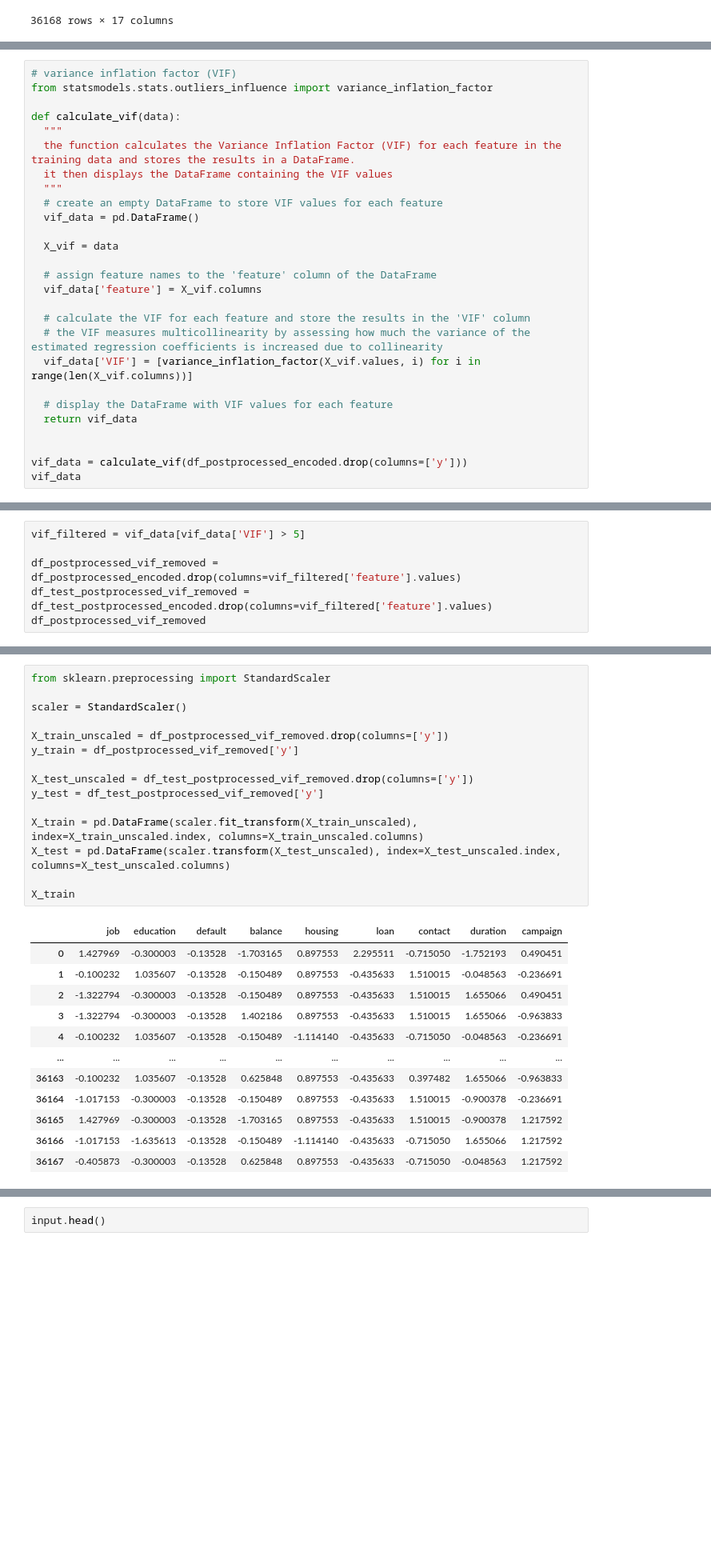
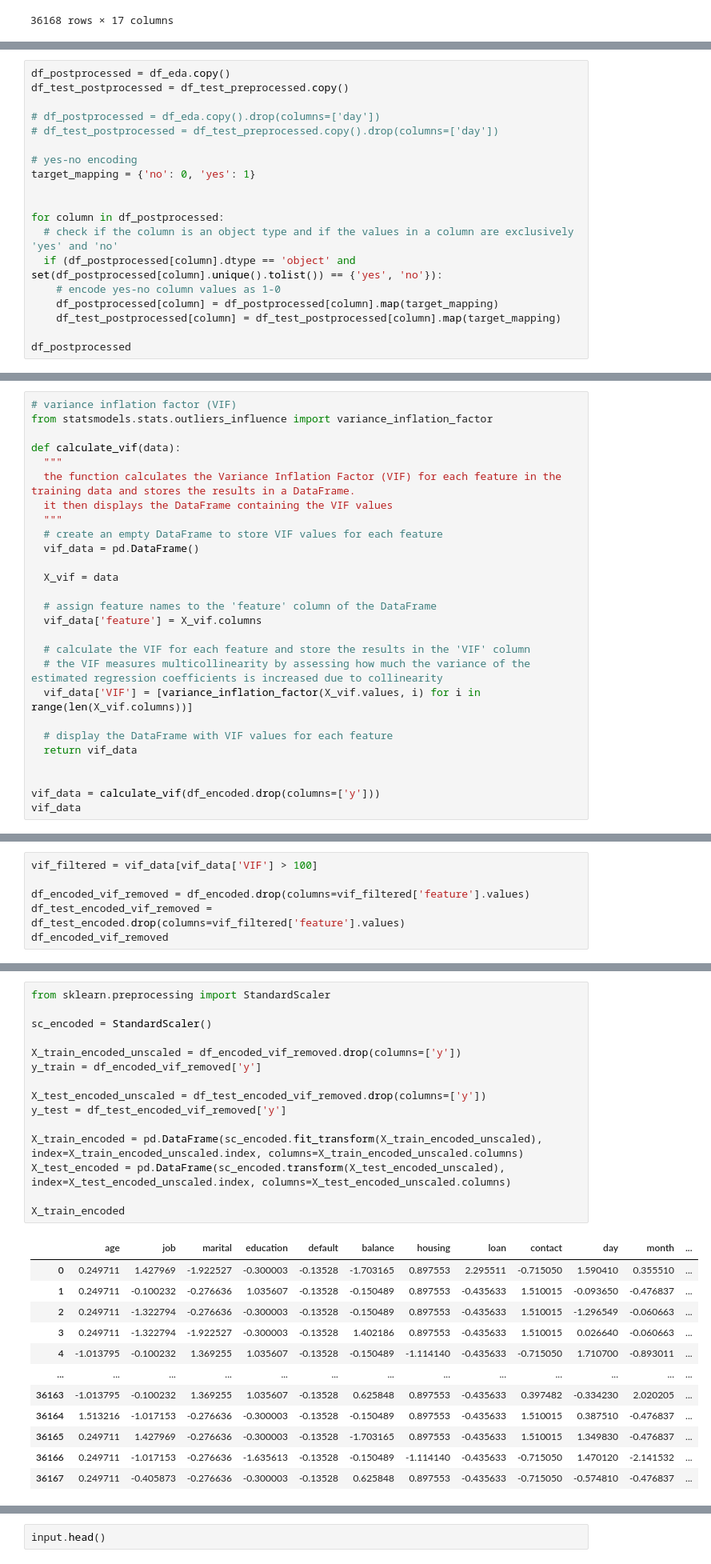
Before and after one commit to yikchungchan/DSA-5101-P1, a Jupyter notebook: DSA5101_project.ipynb, the cells around one changed output, grey strips where cells are left out. Shown at 80% size. Cells and saved outputs as stored; diff of their text form; blank space fills up the shorter version.

```diff
--- a/DSA5101_project.ipynb
+++ b/DSA5101_project.ipynb
@@ -743,3 +747,22 @@ df_eda.describe()
 | 50% | 39.000000 | 448.000000 | 16.000000 | 6.000000 | 180.000000 | 2.000000 | -1.000000 | 0.000000 |
 | 75% | 48.000000 | 1422.250000 | 21.000000 | 8.000000 | 320.000000 | 3.000000 | -1.000000 | 0.000000 |
 | max | 95.000000 | 102127.000000 | 31.000000 | 12.000000 | 4918.000000 | 63.000000 | 871.000000 | 275.000000 |
+# %%
+df_postprocessed = df_eda.copy()
+df_test_postprocessed = df_test_preprocessed.copy()
+
+# df_postprocessed = df_eda.copy().drop(columns=['day'])
+# df_test_postprocessed = df_test_preprocessed.copy().drop(columns=['day'])
+
+# yes-no encoding
+target_mapping = {'no': 0, 'yes': 1}
+
+
+for column in df_postprocessed:
+  # check if the column is an object type and if the values in a column are exclusively 'yes' and 'no'
+  if (df_postprocessed[column].dtype == 'object' and set(df_postprocessed[column].unique().tolist()) == {'yes', 'no'}):
+    # encode yes-no column values as 1-0
+    df_postprocessed[column] = df_postprocessed[column].map(target_mapping)
+    df_test_postprocessed[column] = df_test_postprocessed[column].map(target_mapping)
+
+df_postprocessed
@@ -876,7 +868,7 @@ def calculate_vif(data):
   return vif_data
 
 
-vif_data = calculate_vif(df_postprocessed_encoded.drop(columns=['y']))
+vif_data = calculate_vif(df_encoded.drop(columns=['y']))
 vif_data
 # %% [output]
 |  | feature | VIF |
@@ -899,7 +892,7 @@ vif_data
 # %%
-vif_filtered = vif_data[vif_data['VIF'] > 5]
+vif_filtered = vif_data[vif_data['VIF'] > 100]
 
-df_postprocessed_vif_removed = df_postprocessed_encoded.drop(columns=vif_filtered['feature'].values)
-df_test_postprocessed_vif_removed = df_test_postprocessed_encoded.drop(columns=vif_filtered['feature'].values)
-df_postprocessed_vif_removed
+df_encoded_vif_removed = df_encoded.drop(columns=vif_filtered['feature'].values)
+df_test_encoded_vif_removed = df_test_encoded.drop(columns=vif_filtered['feature'].values)
+df_encoded_vif_removed
 # %% [output]
@@ -949,28 +950,28 @@ vif_data_new
 # %%
 from sklearn.preprocessing import StandardScaler
 
-scaler = StandardScaler()
+sc_encoded = StandardScaler()
 
-X_train_unscaled = df_postprocessed_vif_removed.drop(columns=['y'])
-y_train = df_postprocessed_vif_removed['y']
+X_train_encoded_unscaled = df_encoded_vif_removed.drop(columns=['y'])
+y_train = df_encoded_vif_removed['y']
 
-X_test_unscaled = df_test_postprocessed_vif_removed.drop(columns=['y'])
-y_test = df_test_postprocessed_vif_removed['y']
+X_test_encoded_unscaled = df_test_encoded_vif_removed.drop(columns=['y'])
+y_test = df_test_encoded_vif_removed['y']
 
-X_train = pd.DataFrame(scaler.fit_transform(X_train_unscaled), index=X_train_unscaled.index, columns=X_train_unscaled.columns)
-X_test = pd.DataFrame(scaler.transform(X_test_unscaled), index=X_test_unscaled.index, columns=X_test_unscaled.columns)
+X_train_encoded = pd.DataFrame(sc_encoded.fit_transform(X_train_encoded_unscaled), index=X_train_encoded_unscaled.index, columns=X_train_encoded_unscaled.columns)
+X_test_encoded = pd.DataFrame(sc_encoded.transform(X_test_encoded_unscaled), index=X_test_encoded_unscaled.index, columns=X_test_encoded_unscaled.columns)
 
-X_train
+X_train_encoded
 # %% [output]
-|  | job | education | default | balance | housing | loan | contact | duration | campaign |
-| 0 | 1.427969 | -0.300003 | -0.13528 | -1.703165 | 0.897553 | 2.295511 | -0.715050 | -1.752193 | 0.490451 |
-| 1 | -0.100232 | 1.035607 | -0.13528 | -0.150489 | 0.897553 | -0.435633 | 1.510015 | -0.048563 | -0.236691 |
-| 2 | -1.322794 | -0.300003 | -0.13528 | -0.150489 | 0.897553 | -0.435633 | 1.510015 | 1.655066 | 0.490451 |
-| 3 | -1.322794 | -0.300003 | -0.13528 | 1.402186 | 0.897553 | -0.435633 | 1.510015 | 1.655066 | -0.963833 |
-| 4 | -0.100232 | 1.035607 | -0.13528 | -0.150489 | -1.114140 | -0.435633 | -0.715050 | -0.048563 | -0.236691 |
-| ... | ... | ... | ... | ... | ... | ... | ... | ... | ... |
-| 36163 | -0.100232 | 1.035607 | -0.13528 | 0.625848 | 0.897553 | -0.435633 | 0.397482 | 1.655066 | -0.963833 |
-| 36164 | -1.017153 | -0.300003 | -0.13528 | -0.150489 | 0.897553 | -0.435633 | 1.510015 | -0.900378 | -0.236691 |
-| 36165 | 1.427969 | -0.300003 | -0.13528 | -1.703165 | 0.897553 | -0.435633 | 1.510015 | -0.900378 | 1.217592 |
-| 36166 | -1.017153 | -1.635613 | -0.13528 | -0.150489 | -1.114140 | -0.435633 | -0.715050 | 1.655066 | 1.217592 |
-| 36167 | -0.405873 | -0.300003 | -0.13528 | 0.625848 | 0.897553 | -0.435633 | -0.715050 | -0.048563 | 1.217592 |
+|  | age | job | marital | education | default | balance | housing | loan | contact | day | month | ... |
+| 0 | 0.249711 | 1.427969 | -1.922527 | -0.300003 | -0.13528 | -1.703165 | 0.897553 | 2.295511 | -0.715050 | 1.590410 | 0.355510 | ... |
+| 1 | 0.249711 | -0.100232 | -0.276636 | 1.035607 | -0.13528 | -0.150489 | 0.897553 | -0.435633 | 1.510015 | -0.093650 | -0.476837 | ... |
+| 2 | 0.249711 | -1.322794 | -0.276636 | -0.300003 | -0.13528 | -0.150489 | 0.897553 | -0.435633 | 1.510015 | -1.296549 | -0.060663 | ... |
+| 3 | 0.249711 | -1.322794 | -1.922527 | -0.300003 | -0.13528 | 1.402186 | 0.897553 | -0.435633 | 1.510015 | 0.026640 | -0.060663 | ... |
+| 4 | -1.013795 | -0.100232 | 1.369255 | 1.035607 | -0.13528 | -0.150489 | -1.114140 | -0.435633 | -0.715050 | 1.710700 | -0.893011 | ... |
+| ... | ... | ... | ... | ... | ... | ... | ... | ... | ... | ... | ... | ... |
+| 36163 | -1.013795 | -0.100232 | 1.369255 | 1.035607 | -0.13528 | 0.625848 | 0.897553 | -0.435633 | 0.397482 | -0.334230 | 2.020205 | ... |
+| 36164 | 1.513216 | -1.017153 | -0.276636 | -0.300003 | -0.13528 | -0.150489 | 0.897553 | -0.435633 | 1.510015 | 0.387510 | -0.476837 | ... |
+| 36165 | 0.249711 | 1.427969 | -0.276636 | -0.300003 | -0.13528 | -1.703165 | 0.897553 | -0.435633 | 1.510015 | 1.349830 | -0.476837 | ... |
+| 36166 | 0.249711 | -1.017153 | -0.276636 | -1.635613 | -0.13528 | -0.150489 | -1.114140 | -0.435633 | -0.715050 | 1.470120 | -2.141532 | ... |
+| 36167 | 0.249711 | -0.405873 | -0.276636 | -0.300003 | -0.13528 | 0.625848 | 0.897553 | -0.435633 | -0.715050 | -0.574810 | -0.476837 | ... |
```
Also changed, not shown: parts of 34 cells of this notebook.
